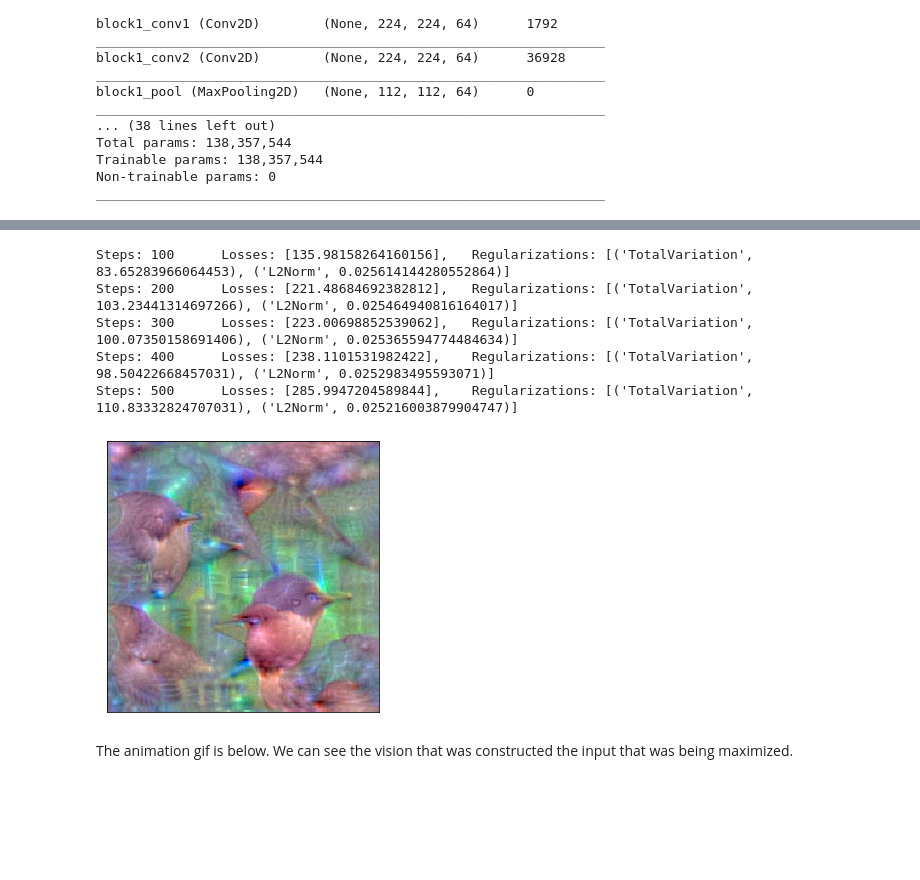
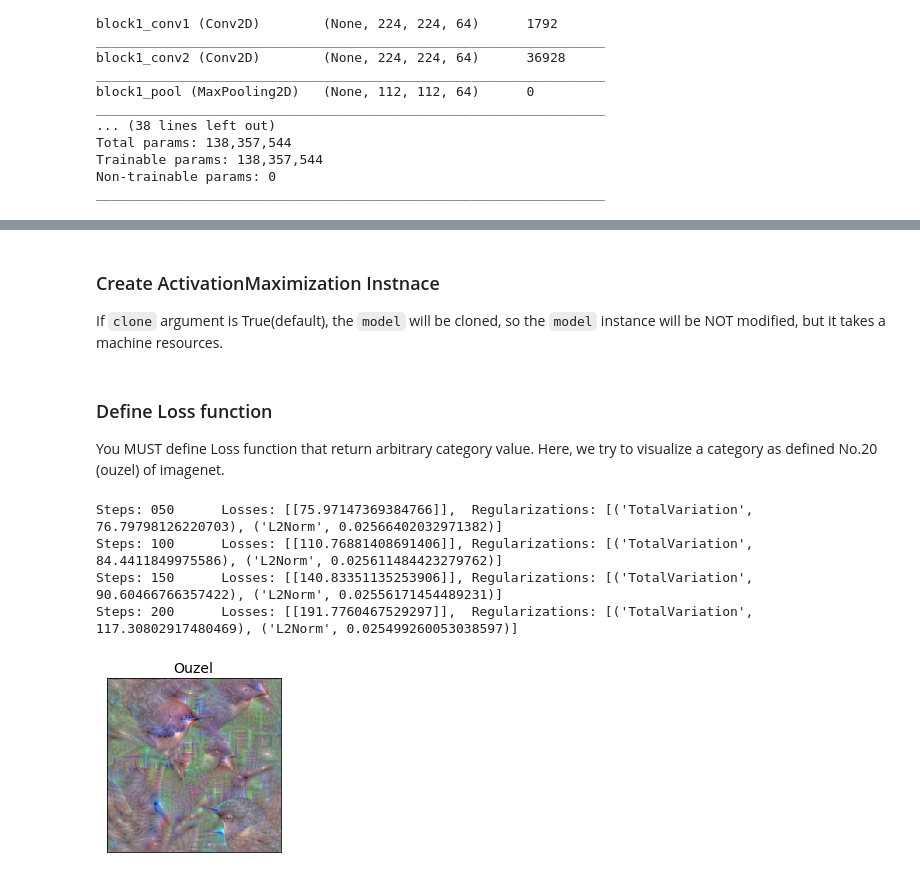
Before and after one commit to keisen/tf-keras-vis, a Jupyter notebook: examples/visualize_dense_layer.ipynb, the cells around one changed output, grey strips where cells are left out. Drawn from its saved outputs; the diff is of its cells as text; code cells hidden in the pictures; blank space fills up the shorter version.

```diff
--- a/examples/visualize_dense_layer.ipynb
+++ b/examples/visualize_dense_layer.ipynb
@@ -81,22 +65,37 @@ Let's see if we can get better results with more iterations.
+# %% [markdown]
+### Create ActivationMaximization Instnace
+
+If `clone` argument is True(default), the `model` will be cloned, so the `model` instance will be NOT modified, but it takes a machine resources.
+# %%
+from tf_keras_vis.activation_maximization import ActivationMaximization
+
+activation_maximization = ActivationMaximization(model,
+                                                 model_modifier,
+                                                 clone=False)
+# %% [markdown]
+### Define Loss function
+
+You MUST define Loss function that return arbitrary category value. Here, we try to visualize a category as defined No.20 (ouzel) of imagenet.
+# %%
+def loss(output):
+    return output[:, 20]
 # %%
-from tf_keras_vis.utils.callbacks import GifGenerator
+from tf_keras_vis.utils.callbacks import Print
 
-# Do 500 iterations and Generate an optimizing animation
 activation = activation_maximization(loss,
-                                     steps=512,
-                                     callbacks=[ Print(interval=100),
-                                                 GifGenerator('images/activation_maximization')])
+                                     callbacks=[Print(interval=50)])
 image = activation[0].astype(np.uint8)
 
-f, ax = plt.subplots(figsize=(10, 5), subplot_kw={'xticks': [], 'yticks': []})
+subplot_args = { 'nrows': 1, 'ncols': 1, 'figsize': (3, 3),
+                 'subplot_kw': {'xticks': [], 'yticks': []} }
+f, ax = plt.subplots(**subplot_args)
 ax.imshow(image)
+ax.set_title('Ouzel', fontsize=14)
+plt.tight_layout()
 plt.show()
 # %% [output]
-Steps: 100      Losses: [135.98158264160156],   Regularizations: [('TotalVariation', 83.65283966064453), ('L2Norm', 0.025614144280552864)]
-Steps: 200      Losses: [221.48684692382812],   Regularizations: [('TotalVariation', 103.23441314697266), ('L2Norm', 0.025464940816164017)]
-Steps: 300      Losses: [223.00698852539062],   Regularizations: [('TotalVariation', 100.07350158691406), ('L2Norm', 0.025365594774484634)]
-Steps: 400      Losses: [238.1101531982422],    Regularizations: [('TotalVariation', 98.50422668457031), ('L2Norm', 0.0252983495593071)]
-Steps: 500      Losses: [285.9947204589844],    Regularizations: [('TotalVariation', 110.83332824707031), ('L2Norm', 0.025216003879904747)]
+Steps: 050      Losses: [[75.97147369384766]],  Regularizations: [('TotalVariation', 76.79798126220703), ('L2Norm', 0.02566402032971382)]
+Steps: 100      Losses: [[110.76881408691406]], Regularizations: [('TotalVariation', 84.4411849975586), ('L2Norm', 0.025611484423279762)]
+Steps: 150      Losses: [[140.83351135253906]], Regularizations: [('TotalVariation', 90.60466766357422), ('L2Norm', 0.02556171454489231)]
+Steps: 200      Losses: [[191.7760467529297]],  Regularizations: [('TotalVariation', 117.30802917480469), ('L2Norm', 0.025499260053038597)]
-[figure, old version]
+[figure, new version]
-# %% [markdown]
-The animation gif is below. We can see the vision that was constructed the input that was being maximized.
```
Also changed, not shown: parts of 18 cells of this notebook, 9 other files.
